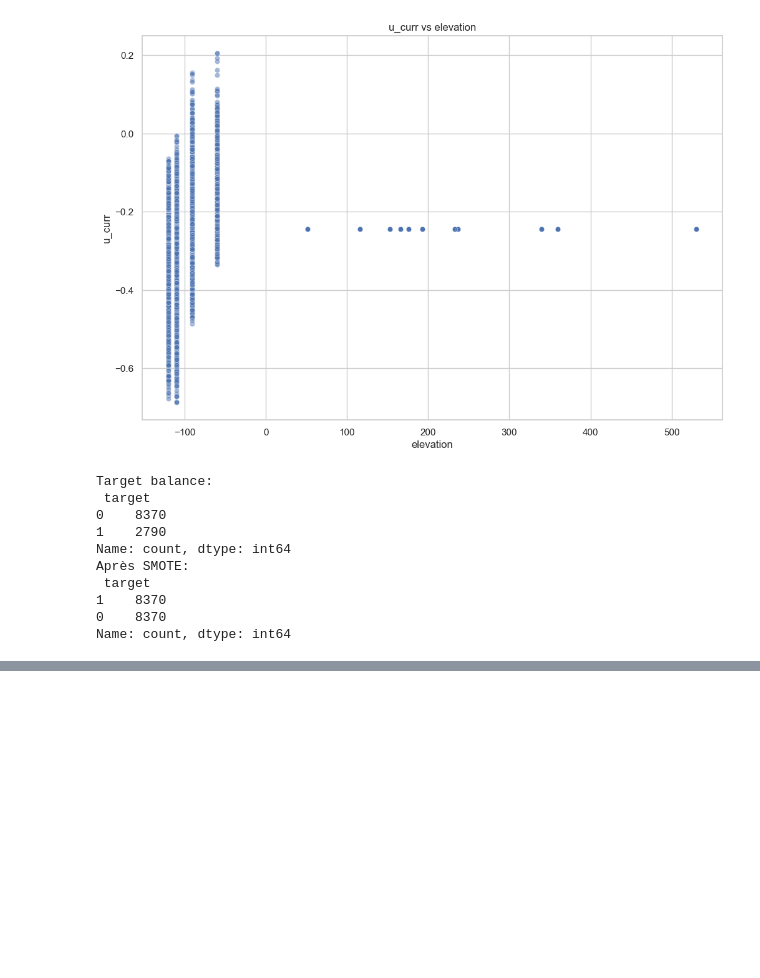
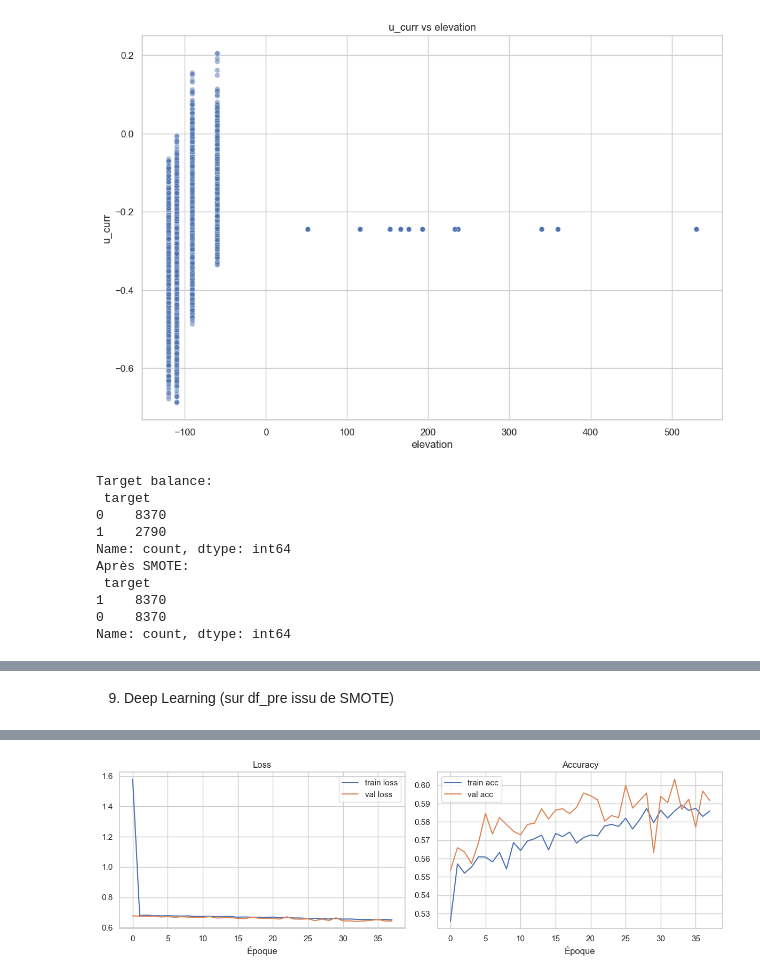
Before and after one commit to Zaineb08/Projet-Hydro-Oc-anographique, a Jupyter notebook: notebook/Projet4_final.ipynb, the cells around one changed output, grey strips where cells are left out. Drawn from its saved outputs; the diff is of its cells as text; code cells hidden in the pictures; blank space fills up the shorter version.

```diff
--- a/notebook/Projet4_final.ipynb
+++ b/notebook/Projet4_final.ipynb
@@ -202,0 +339,73 @@ NameError: name 'X_res' is not defined
+# %% [markdown]
+9. Deep Learning (sur df_pre issu de SMOTE)
+# %%
+# 9. Deep Learning
+
+from sklearn.model_selection import train_test_split
+import tensorflow as tf
+
+# 9.1 Préparation train/test
+features_dl = ['v10','u_curr','v_curr','elevation']
+X_dl = df_pre[features_dl].values
+y_dl = df_pre['target'].values
+
+X_train, X_test, y_train, y_test = train_test_split(
+    X_dl, y_dl, test_size=0.2, random_state=42
+)
+
+# 9.2 Définition du modèle
+model = tf.keras.Sequential([
+    tf.keras.layers.Input(shape=(X_train.shape[1],)),
+    tf.keras.layers.Dense(64, activation='relu'),
+    tf.keras.layers.Dense(32, activation='relu'),
+    tf.keras.layers.Dropout(0.2),
+    tf.keras.layers.Dense(1, activation='sigmoid')
+])
+model.compile(optimizer='adam', loss='binary_crossentropy', metrics=['accuracy'])
+
+# 9.3 Callbacks
+callbacks = [
+    tf.keras.callbacks.EarlyStopping(
+        monitor='val_loss', patience=5, restore_best_weights=True
+    ),
+    tf.keras.callbacks.ModelCheckpoint(
+        os.path.join(PROCESSED_DIR, 'best_model.keras'),
+        monitor='val_accuracy', save_best_only=True
+    )
+]
+
+# 9.4 Entraînement
+history = model.fit(
+    X_train, y_train,
+    validation_split=0.2,
+    epochs=50,
+    batch_size=32,
+    callbacks=callbacks,
+    verbose=1
+)
+
+# 9.5 Évaluation
+loss, acc = model.evaluate(X_test, y_test, verbose=0)
+print(f"⚡️ Précision DL sur test : {acc:.3f}")
+
+# 9.6 Courbes d’entraînement
+import matplotlib.pyplot as plt
+
+plt.figure(figsize=(12,4))
+# Loss
+plt.subplot(1,2,1)
+plt.plot(history.history['loss'], label='train loss')
+plt.plot(history.history['val_loss'], label='val loss')
+plt.title('Loss')
+plt.xlabel('Époque')
+plt.legend()
+# Accuracy
+plt.subplot(1,2,2)
+plt.plot(history.history['accuracy'], label='train acc')
+plt.plot(history.history['val_accuracy'], label='val acc')
+plt.title('Accuracy')
+plt.xlabel('Époque')
+plt.legend()
+plt.tight_layout()
+plt.show()
+# %% [output]
@@ -202,0 +429 @@ NameError: name 'X_res' is not defined
+[figure, added]
```
Also changed, not shown: parts of 10 cells of this notebook, 6 other files.
